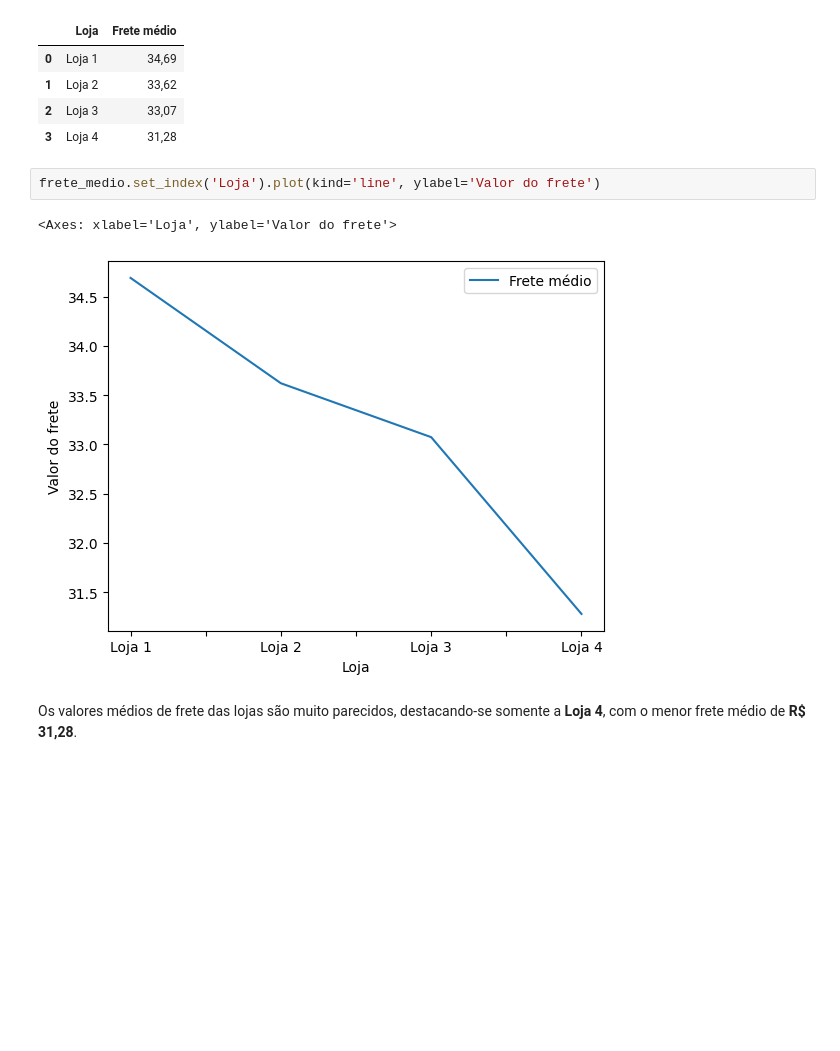
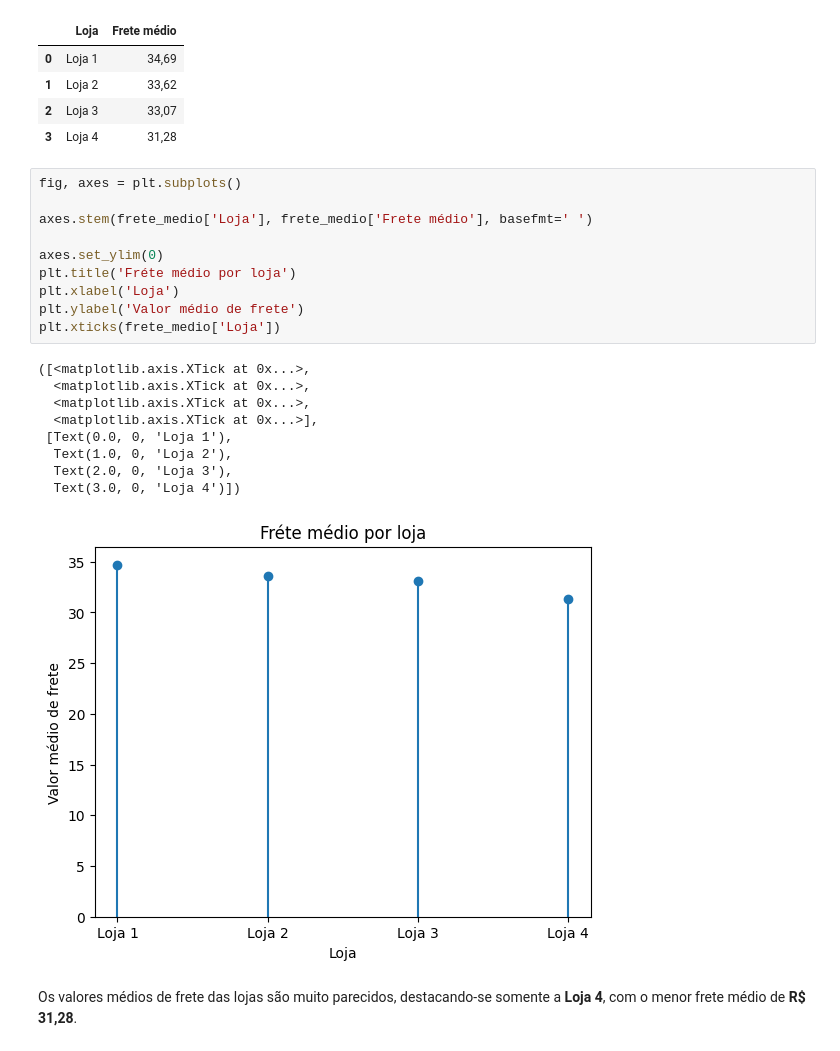
Before and after one commit to maats01/challenge-alura-store, a Jupyter notebook: AluraStoreBrasil.ipynb, the cells around one changed output. Drawn from its saved outputs; the diff is of its cells as text; blank space fills up the shorter version.

Commit message:
Chance line chart to lollipop

```diff
--- a/AluraStoreBrasil.ipynb
+++ b/AluraStoreBrasil.ipynb
@@ -309,11 +309,26 @@ display(frete_medio.style.format(
 | 1 | Loja 2 | 33,62 |
 | 2 | Loja 3 | 33,07 |
 | 3 | Loja 4 | 31,28 |
-# %%
-frete_medio.set_index('Loja').plot(kind='line', ylabel='Valor do frete')
-# %% [output]
-<Axes: xlabel='Loja', ylabel='Valor do frete'>
-[figure, removed]
+# %%
+fig, axes = plt.subplots()
+
+axes.stem(frete_medio['Loja'], frete_medio['Frete médio'], basefmt=' ')
+
+axes.set_ylim(0)
+plt.title('Fréte médio por loja')
+plt.xlabel('Loja')
+plt.ylabel('Valor médio de frete')
+plt.xticks(frete_medio['Loja'])
+# %% [output]
+([<matplotlib.axis.XTick at 0x...>,
+  <matplotlib.axis.XTick at 0x...>,
+  <matplotlib.axis.XTick at 0x...>,
+  <matplotlib.axis.XTick at 0x...>],
+ [Text(0.0, 0, 'Loja 1'),
+  Text(1.0, 0, 'Loja 2'),
+  Text(2.0, 0, 'Loja 3'),
+  Text(3.0, 0, 'Loja 4')])
+[figure, added]
 # %% [markdown]
 Os valores médios de frete das lojas são muito parecidos, destacando-se somente a **Loja 4**, com o menor frete médio de **R$ 31,28**.
 # %% [markdown]
```
